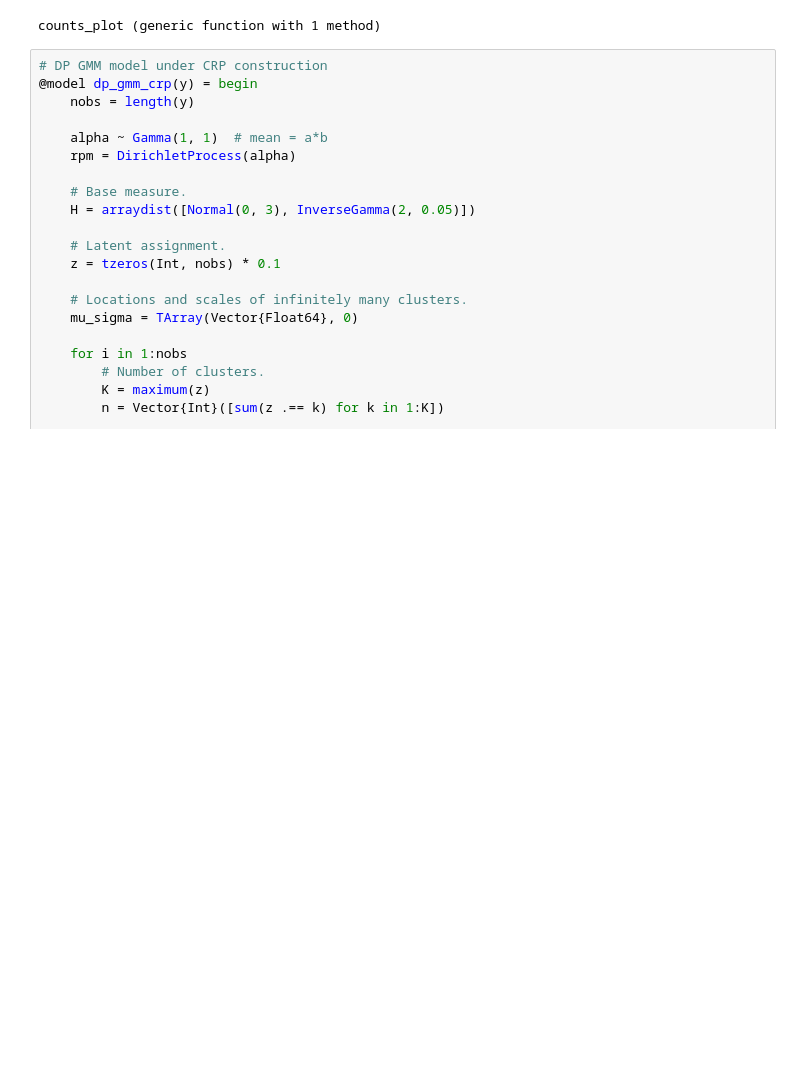
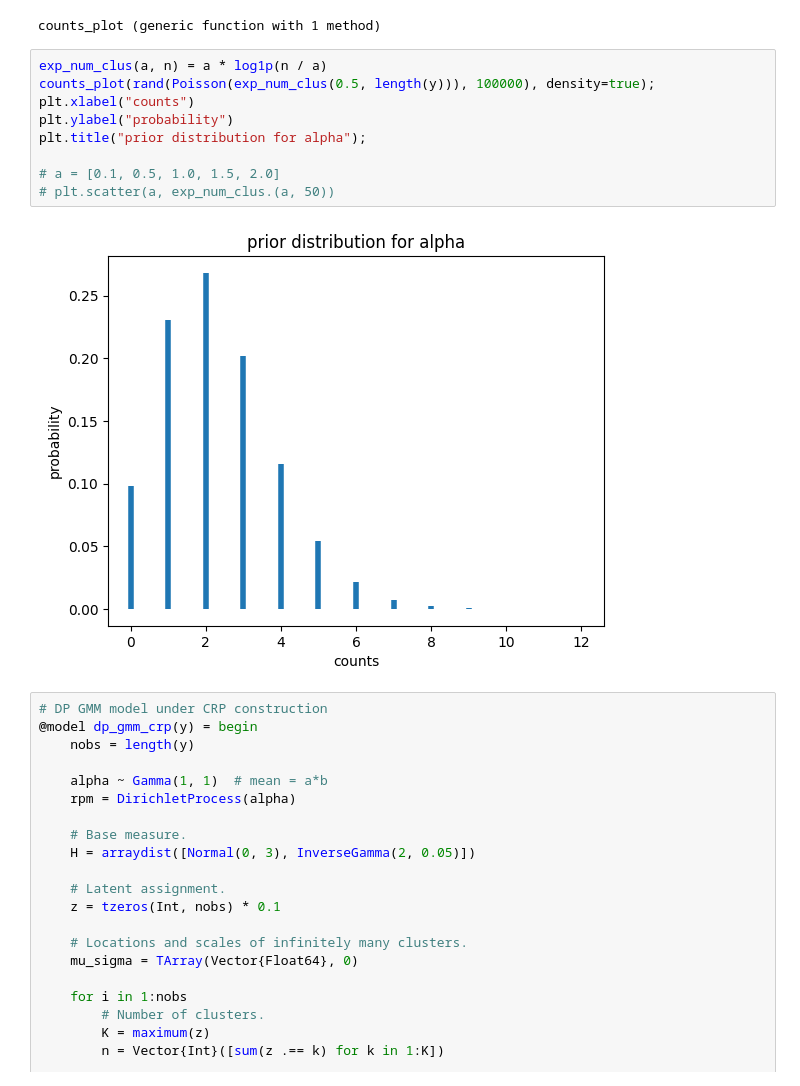
Before and after one commit to luiarthur/TuringBnpBenchmarks, a Jupyter notebook: src/dp-gmm/notebooks/dp_crp_gmm_turing.ipynb, the cells around one changed output. Drawn from its saved outputs; the diff is of its cells as text; blank space fills up the shorter version.

```diff
--- a/src/dp-gmm/notebooks/dp_crp_gmm_turing.ipynb
+++ b/src/dp-gmm/notebooks/dp_crp_gmm_turing.ipynb
@@ -65,6 +65,17 @@ function counts_plot(x; density=false, color="C0", lw=4)
 end
 # %% [output]
 counts_plot (generic function with 1 method)
+# %%
+exp_num_clus(a, n) = a * log1p(n / a)
+counts_plot(rand(Poisson(exp_num_clus(0.5, length(y))), 100000), density=true);
+plt.xlabel("counts")
+plt.ylabel("probability")
+plt.title("prior distribution for alpha");
+
+# a = [0.1, 0.5, 1.0, 1.5, 2.0]
+# plt.scatter(a, exp_num_clus.(a, 50))
+# %% [output]
+[figure, added]
 # %%
 # DP GMM model under CRP construction
 @model dp_gmm_crp(y) = begin
```
Also changed, not shown: parts of 11 cells of this notebook.
